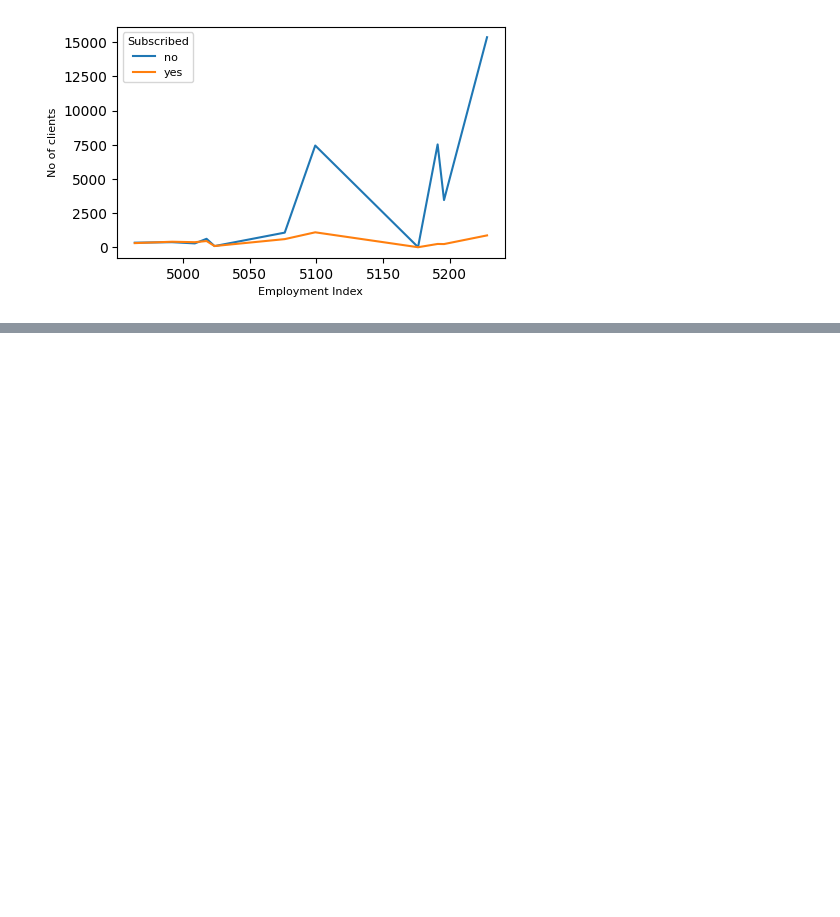
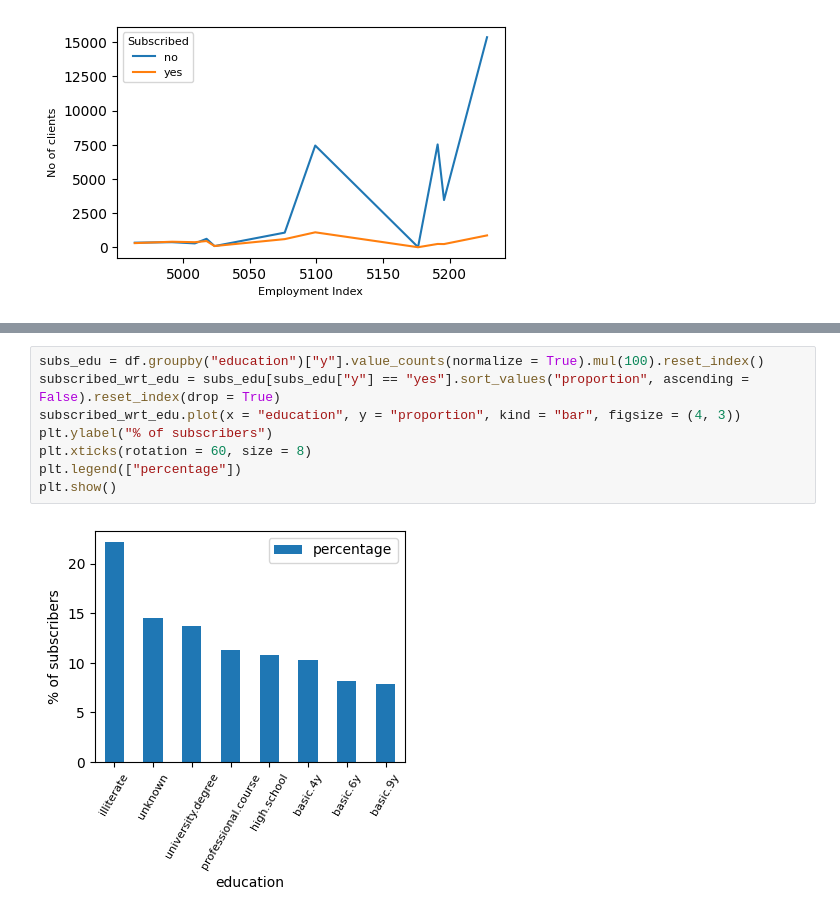
Before and after one commit to Padhanaya/apex-project2, a Jupyter notebook: ann_notebook.ipynb, the cells around one changed output, grey strips where cells are left out. Saved outputs shown, nothing was run; the diff lists cells and outputs as text; blank space fills up the shorter version.

```diff
--- a/ann_notebook.ipynb
+++ b/ann_notebook.ipynb
@@ -211,0 +195,10 @@ np.int64(12)
+# %%
+subs_edu = df.groupby("education")["y"].value_counts(normalize = True).mul(100).reset_index()
+subscribed_wrt_edu = subs_edu[subs_edu["y"] == "yes"].sort_values("proportion", ascending = False).reset_index(drop = True)
+subscribed_wrt_edu.plot(x = "education", y = "proportion", kind = "bar", figsize = (4, 3))
+plt.ylabel("% of subscribers")
+plt.xticks(rotation = 60, size = 8)
+plt.legend(["percentage"])
+plt.show()
+# %% [output]
+[figure, added]
```
Also changed, not shown: parts of 7 cells of this notebook.
